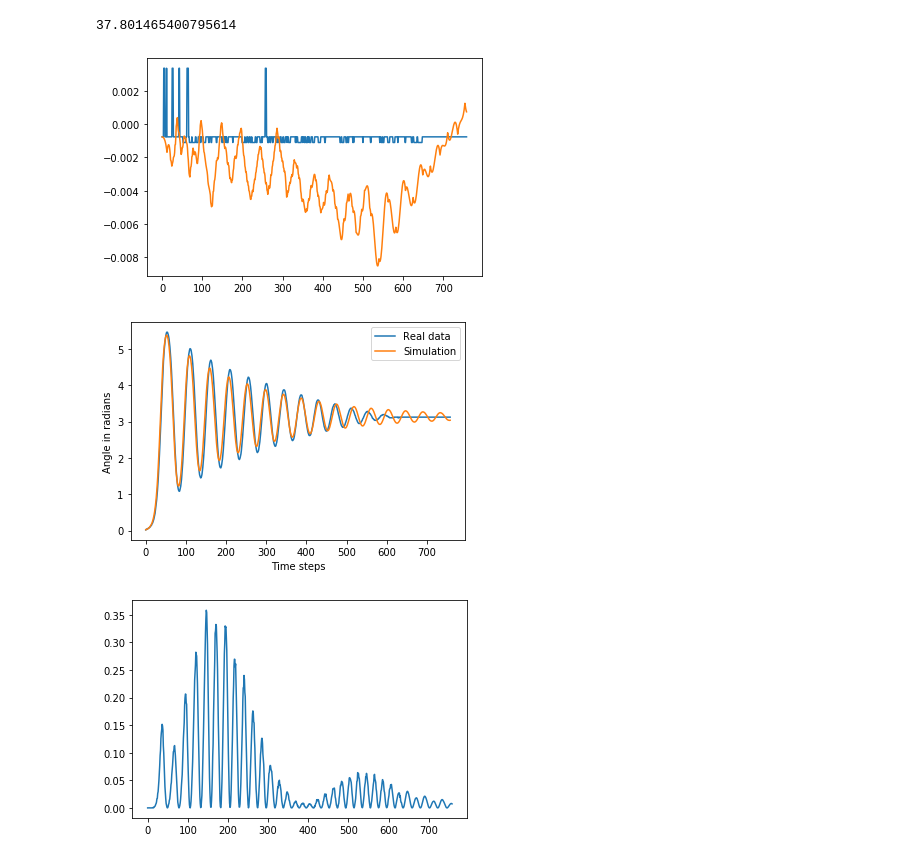
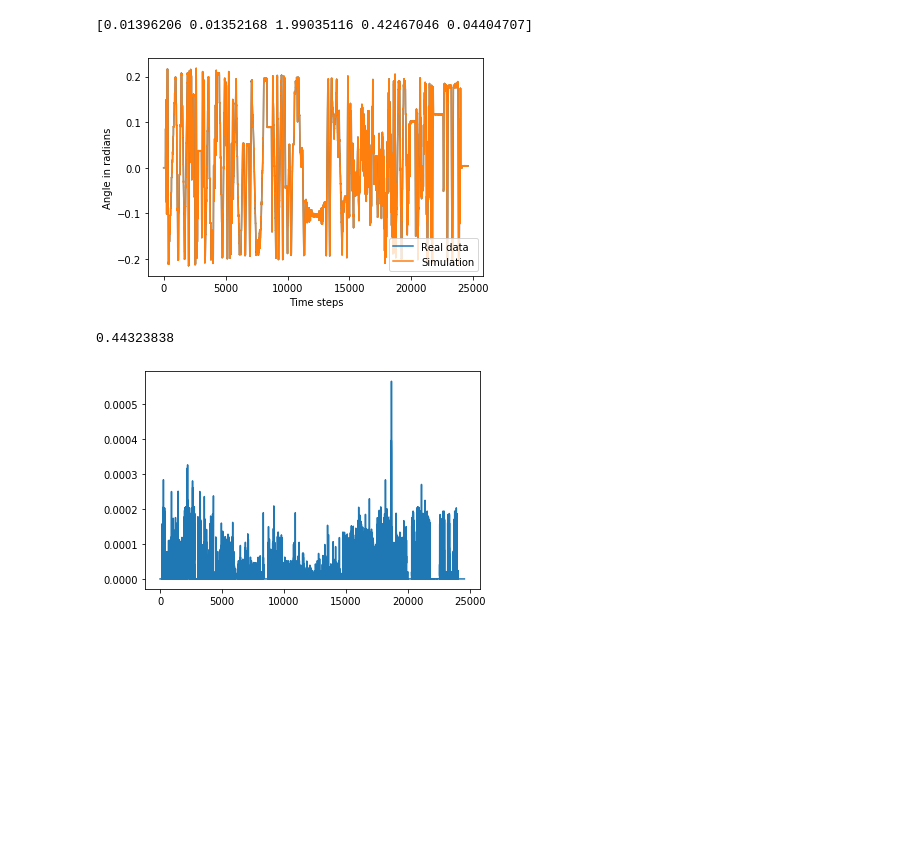
Before and after one commit to bastitx/cartpole_rl, a Jupyter notebook: param_fit.ipynb, the cells around one changed output. Drawn from its saved outputs; the diff is of its cells as text; code cells hidden in the pictures; blank space fills up the shorter version.

```diff
--- a/param_fit.ipynb
+++ b/param_fit.ipynb
@@ -27,15 +37,12 @@ plt.plot(solution_states[:,3])
 # %%
 def loss_(theta):
-    states = fun(theta)
-    delta_phi = (solution_states[:,[3]] - states[:,[3]]) % (2 * np.pi)
+    s = fun(theta)
+    delta_phi = (states[4:,2] - s[:,2]) % (2 * np.pi)
     delta_phi = np.minimum(delta_phi, 2*np.pi - delta_phi)**2
-    return (solution_states[:,[0]] - states[:,[0]])**2 + delta_phi
+    return (0.0 * delta_phi + (states[4:,0] - s[:,0])**2).numpy()
 
 def loss(theta):
-    if isinstance(theta[0], float):
-        return np.sum(loss_(theta))
-    else:
-        losses = []
-        for t in theta:
-            losses += [np.sum(loss(t))]
-        return losses
+    losses = []
+    for t in theta:
+        losses += [np.sum(loss_(t))]
+    return losses
@@ -83,7 +49,7 @@ def loss2(theta):
 # %%
-bounds = ([0.00001, 0.13, 0.035],
-          [0.1, 0.16, 0.06])
+bounds = ([0.001, 0.5, 0.1, 0.01],
+          [0.05, 3.0, 0.5, 0.1])
 options = {'c1': 0.5, 'c2': 0.3, 'w': 0.9}
-optimizer = GlobalBestPSO(n_particles=20, dimensions=3, options=options, bounds=bounds)
-cost, pos = optimizer.optimize(loss2, 100)
+optimizer = GlobalBestPSO(n_particles=50, dimensions=4, options=options, bounds=bounds)
+cost, pos = optimizer.optimize(loss, 100)
 # %% [output]
@@ -92,22 +57,22 @@ cost, pos = optimizer.optimize(loss2, 100)
 # %%
-pos2 = [0.0003, 0.13, 0.05]
-states = fun2(pos)
+print(pos)
+s = fun(pos)
+
 plt.figure()
-plt.plot(solution_states[:,0])
-plt.plot(states[:,0])
-plt.figure()
-a, = plt.plot(np.where(solution_states[:,2] < 0, solution_states[:,2] + 2*np.pi, solution_states[:,2]), label='Real data')
-b, = plt.plot(np.where(states[:,2] < 0, states[:,2] + 2*np.pi, states[:,2]), label='Simulation')
+a, = plt.plot(states[:,0], label='Real data')
+b, = plt.plot(s[:,0], label='Simulation')
 plt.xlabel('Time steps')
 plt.ylabel('Angle in radians')
 plt.legend(handles=[a,b])
 tikzplotlib.save("polefit.tex")
+plt.show()
+
 plt.figure()
-plt.plot(loss2_(pos))
-print(np.sum(loss2_(pos)))
+plt.plot(loss_(pos))
+print(np.sum(loss_(pos)))
 # %% [output]
-37.801465400795614
+[0.01396206 0.01352168 1.99035116 0.42467046 0.04404707]
-[figure, old version]
+[figure, new version]
+0.44323838
-[figure, old version]
+[figure, new version]
-[figure, removed]
 # %%
```
Also changed, not shown: parts of 9 cells of this notebook, 1 other file.
